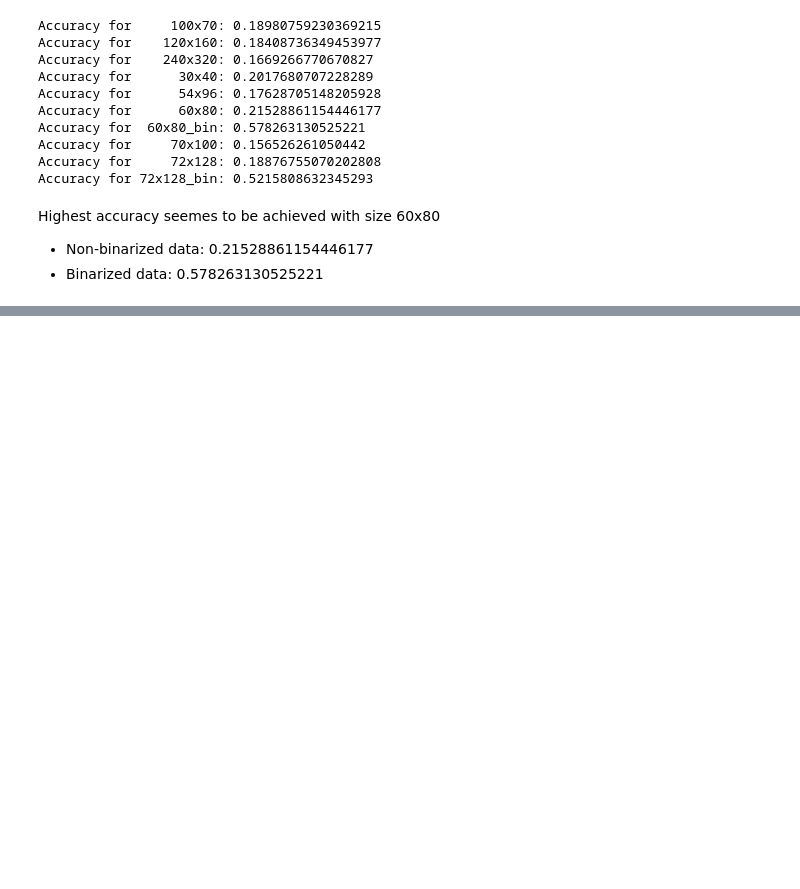
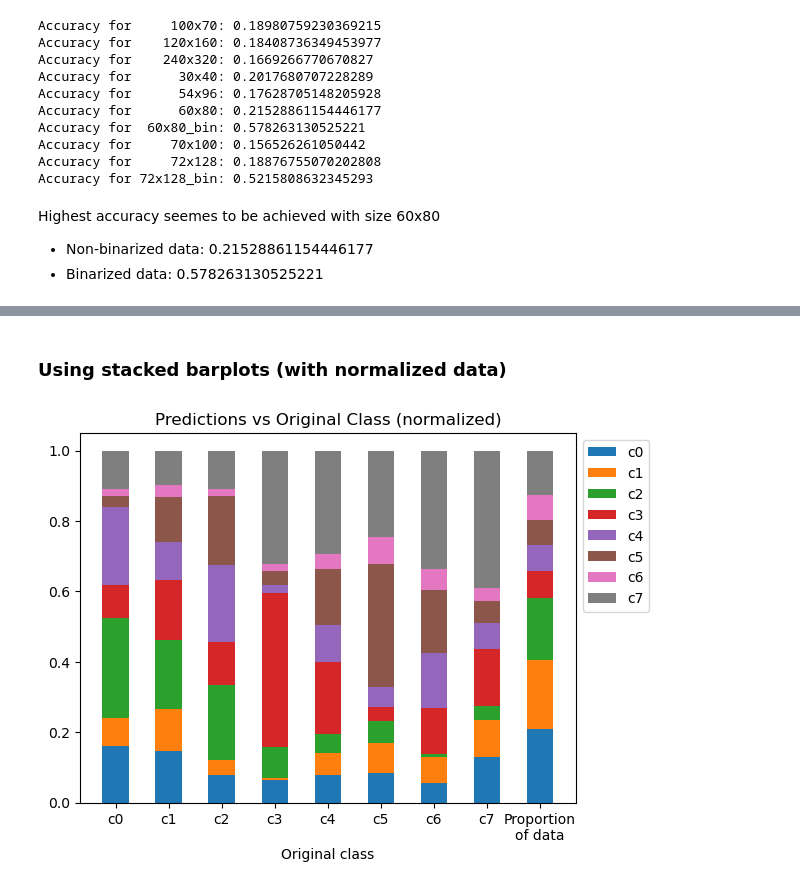
Before and after one commit to wamikamalik/CS3244-Group-8-Project-2, a Jupyter notebook: DT.ipynb, the cells around one changed output, grey strips where cells are left out. Saved outputs shown, nothing was run; the diff lists cells and outputs as text; code cells hidden in the pictures; blank space fills up the shorter version.

Commit message:
More plots + tried undersampling

```diff
--- a/DT.ipynb
+++ b/DT.ipynb
@@ -156,0 +216,5 @@ df_truth.to_csv('truth2.csv')
+# %%
+# Fit model
+dt.fit(X_train_s, Y_train_s)
+Y_pred_s = dt.predict(X_test)
+accuracy_score(Y_test, Y_pred_s)
@@ -338,0 +467,44 @@ Highest accuracy seemes to be achieved with size 60x80
+# %% [markdown]
+### Using stacked barplots (with normalized data)
+# %%
+# Get heights of bars
+
+labels = np.unique(Y_test)
+cm_norm = np.array([cm[i]/sum(cm[i]) for i in range(len(cm))])
+
+heights = dict({})
+
+for i in range(len(labels)):
+    heights[labels[i]] = cm_norm[:,i]
+
+
+# Add in the percentages of classes in training dataset
+
+count_dict = dict({})
+total_count = sum(y_train_counts)
+
+for i in range(len(y_train_vals)):
+    count_dict[y_train_vals[i]] = y_train_counts[i]/total_count
+
+for label, height in heights.items():
+    heights[label] = np.append(height, np.array(count_dict[label]))
+# %%
+labels = np.unique(Y_test)
+labels = np.append(labels, 'Proportion\nof data')
+
+width = 0.5
+
+fig, ax = plt.subplots()
+bottom = np.zeros(9)
+
+for label, height in heights.items():
+    ax.bar(labels, height, width, label=label, bottom=bottom)
+    bottom += height
+
+ax.set_title('Predictions vs Original Class (normalized)')
+ax.set_xlabel('Original class')
+ax.legend(bbox_to_anchor=(1,1))
+
+plt.show()
+# %% [output]
+[figure, added]
```
Also changed, not shown: parts of 16 cells of this notebook.
